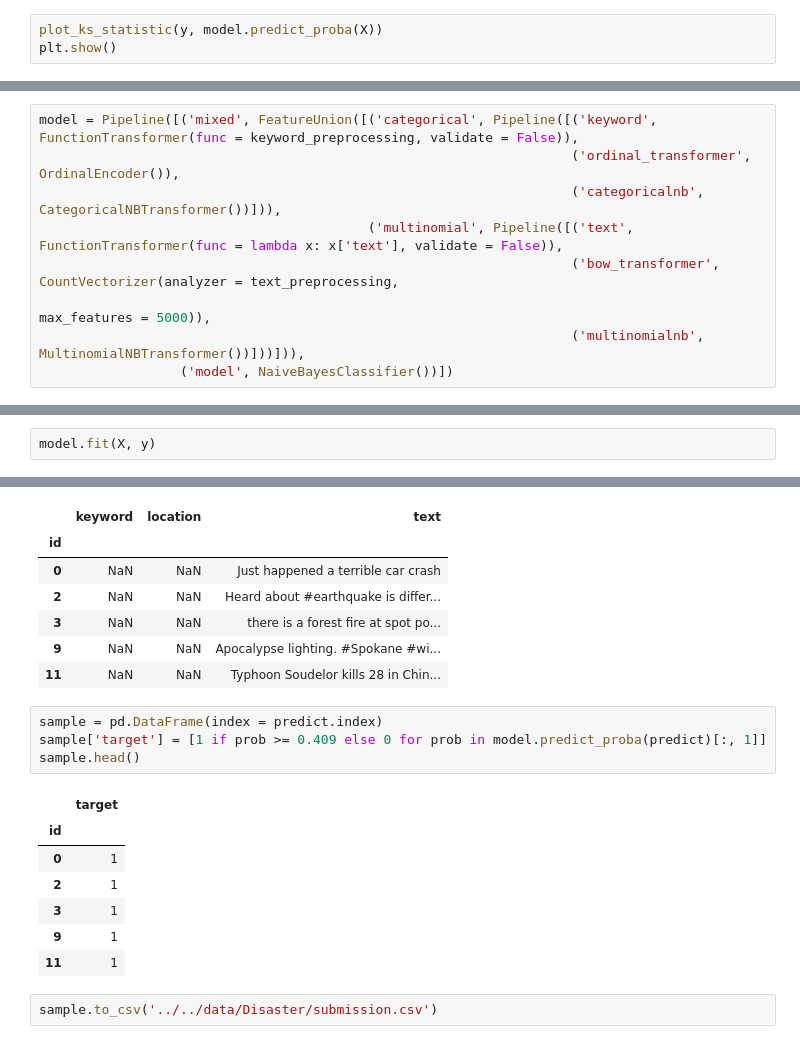
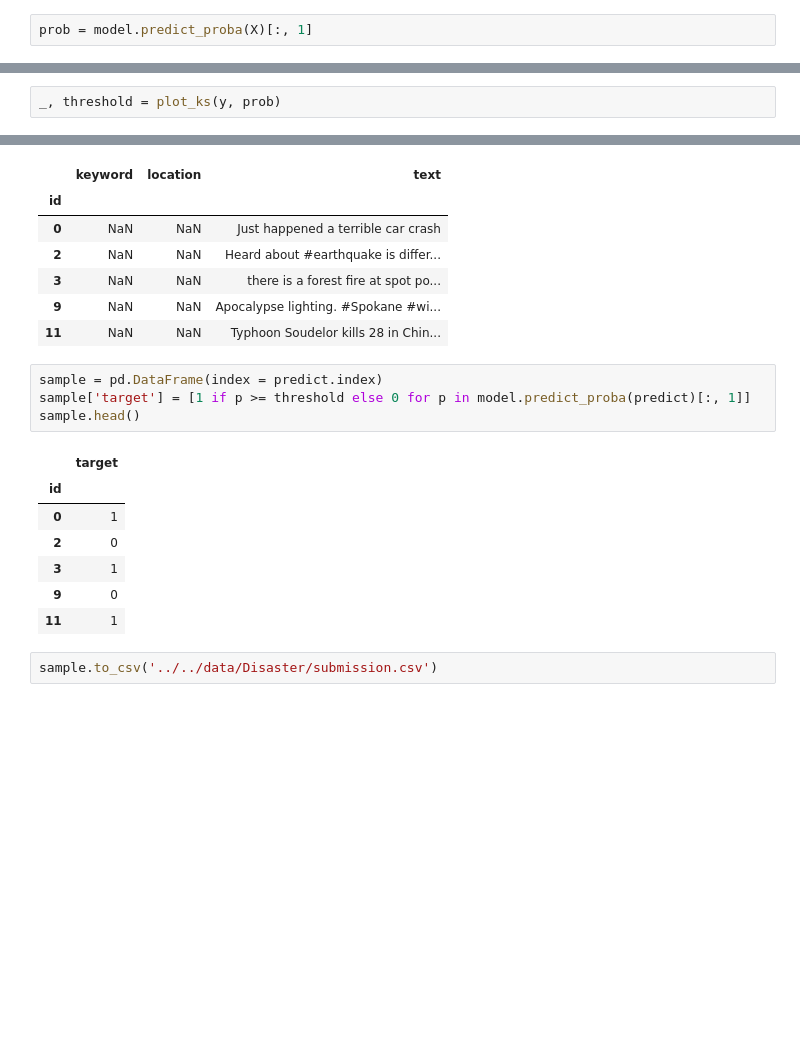
Before and after one commit to SmilesTigeR/statistical-analysis, a Jupyter notebook: Notebook/Disaster/Disaster.ipynb, the cells around one changed output, grey strips where cells are left out. Cells and saved outputs as stored; diff of their text form; blank space fills up the shorter version.

```diff
--- a/Notebook/Disaster/Disaster.ipynb
+++ b/Notebook/Disaster/Disaster.ipynb
@@ -532,3 +731,2 @@ print(auc(fpr, tpr))
 # %%
-plot_ks_statistic(y, model.predict_proba(X))
-plt.show()
+prob = model.predict_proba(X)[:, 1]
@@ -536,0 +738,2 @@ plt.show()
+# %%
+_, threshold = plot_ks(y, prob)
@@ -579,9 +745,0 @@ def keyword_preprocessing(df):
-# %%
-model = Pipeline([('mixed', FeatureUnion([('categorical', Pipeline([('keyword', FunctionTransformer(func = keyword_preprocessing, validate = False)),
-                                                                    ('ordinal_transformer', OrdinalEncoder()),
-                                                                    ('categoricalnb', CategoricalNBTransformer())])),
-                                          ('multinomial', Pipeline([('text', FunctionTransformer(func = lambda x: x['text'], validate = False)),
-                                                                    ('bow_transformer', CountVectorizer(analyzer = text_preprocessing,
-                                                                                                        max_features = 5000)),
-                                                                    ('multinomialnb', MultinomialNBTransformer())]))])),
-                  ('model', NaiveBayesClassifier())])
@@ -591,2 +745,0 @@ y = data['target']
-# %%
-model.fit(X, y)
@@ -646,15 +806,15 @@ predict.head()
 | 11 | NaN | NaN | Typhoon Soudelor kills 28 in Chin... |
 # %%
 sample = pd.DataFrame(index = predict.index)
-sample['target'] = [1 if prob >= 0.409 else 0 for prob in model.predict_proba(predict)[:, 1]]
+sample['target'] = [1 if p >= threshold else 0 for p in model.predict_proba(predict)[:, 1]]
 sample.head()
 # %% [output]
 |  | target |
 | id |  |
 | 0 | 1 |
-| 2 | 1 |
+| 2 | 0 |
 | 3 | 1 |
-| 9 | 1 |
+| 9 | 0 |
 | 11 | 1 |
 # %%
 sample.to_csv('../../data/Disaster/submission.csv')
```
Also changed, not shown: parts of 137 cells of this notebook, 2 other files.
